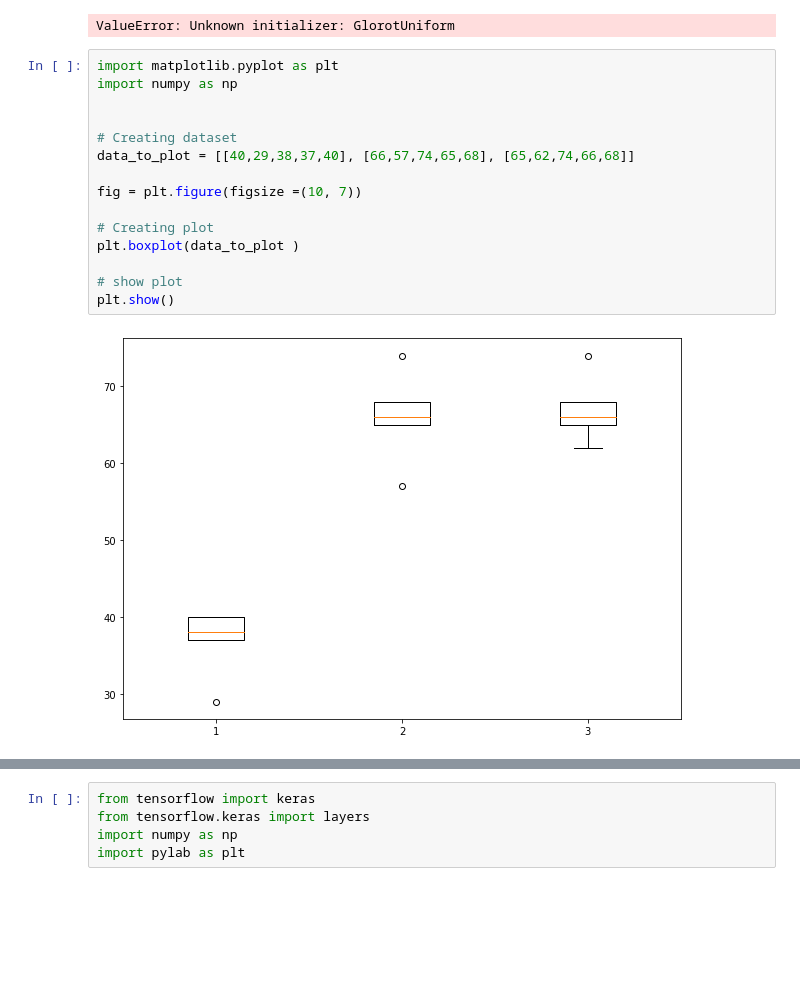
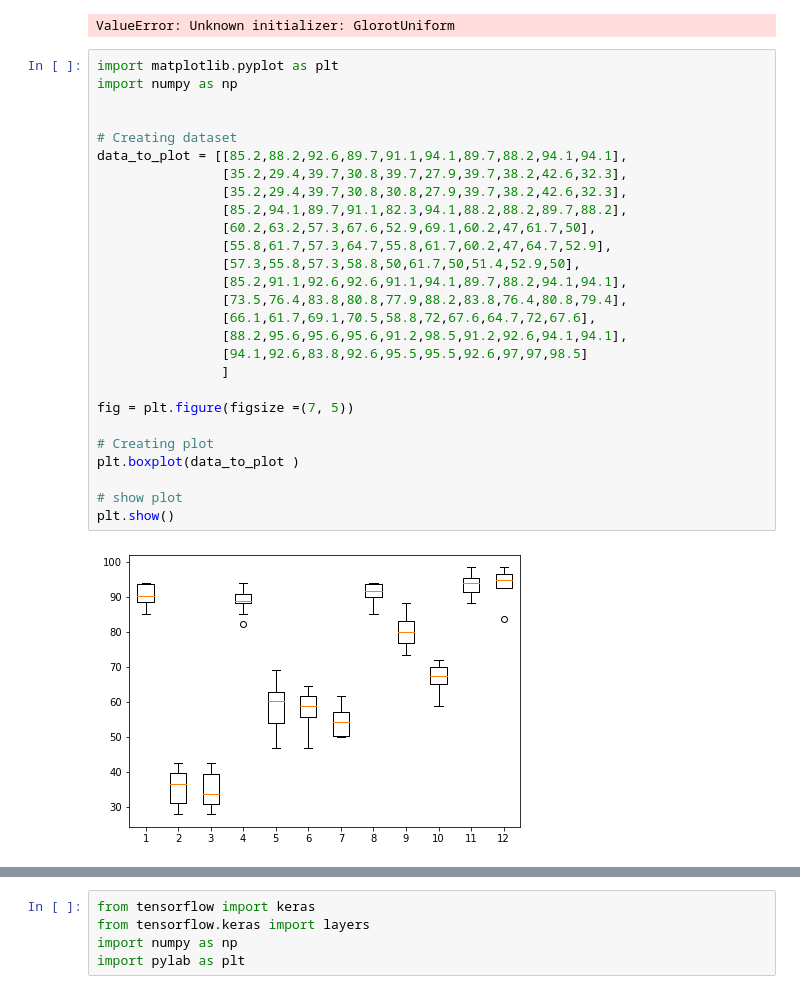
Before and after one commit to cdsnlab/AIoTService, a Jupyter notebook: ADELA Evaluation.ipynb, the cells around one changed output, grey strips where cells are left out. Drawn from its saved outputs; the diff is of its cells as text; blank space fills up the shorter version.

Commit message:
Change file name and import

```diff
--- a/Ensemble-AR.ipynb
+++ b/ADELA Evaluation.ipynb
@@ -601,20 +650,32 @@ print('Stacked Test Accuracy: %.3f' % acc)
 # %% [output]
 (100, 2) (1000, 2)
 ValueError: Unknown initializer: GlorotUniform
-# %%
-import matplotlib.pyplot as plt
-import numpy as np
-
-
-# Creating dataset
-data_to_plot = [[40,29,38,37,40], [66,57,74,65,68], [65,62,74,66,68]]
-
-fig = plt.figure(figsize =(10, 7))
-
-# Creating plot
-plt.boxplot(data_to_plot )
-
-# show plot
-plt.show()
-# %% [output]
-[figure, removed]
+# %%
+import matplotlib.pyplot as plt
+import numpy as np
+
+
+# Creating dataset
+data_to_plot = [[85.2,88.2,92.6,89.7,91.1,94.1,89.7,88.2,94.1,94.1],
+                [35.2,29.4,39.7,30.8,39.7,27.9,39.7,38.2,42.6,32.3],
+                [35.2,29.4,39.7,30.8,30.8,27.9,39.7,38.2,42.6,32.3],
+                [85.2,94.1,89.7,91.1,82.3,94.1,88.2,88.2,89.7,88.2],
+                [60.2,63.2,57.3,67.6,52.9,69.1,60.2,47,61.7,50],
+                [55.8,61.7,57.3,64.7,55.8,61.7,60.2,47,64.7,52.9],
+                [57.3,55.8,57.3,58.8,50,61.7,50,51.4,52.9,50],
+                [85.2,91.1,92.6,92.6,91.1,94.1,89.7,88.2,94.1,94.1],
+                [73.5,76.4,83.8,80.8,77.9,88.2,83.8,76.4,80.8,79.4],
+                [66.1,61.7,69.1,70.5,58.8,72,67.6,64.7,72,67.6],
+                [88.2,95.6,95.6,95.6,91.2,98.5,91.2,92.6,94.1,94.1],
+                [94.1,92.6,83.8,92.6,95.5,95.5,92.6,97,97,98.5]
+                ]
+
+fig = plt.figure(figsize =(7, 5))
+
+# Creating plot
+plt.boxplot(data_to_plot )
+
+# show plot
+plt.show()
+# %% [output]
+[figure, added]
```
Also changed, not shown: parts of 6 cells of this notebook.
